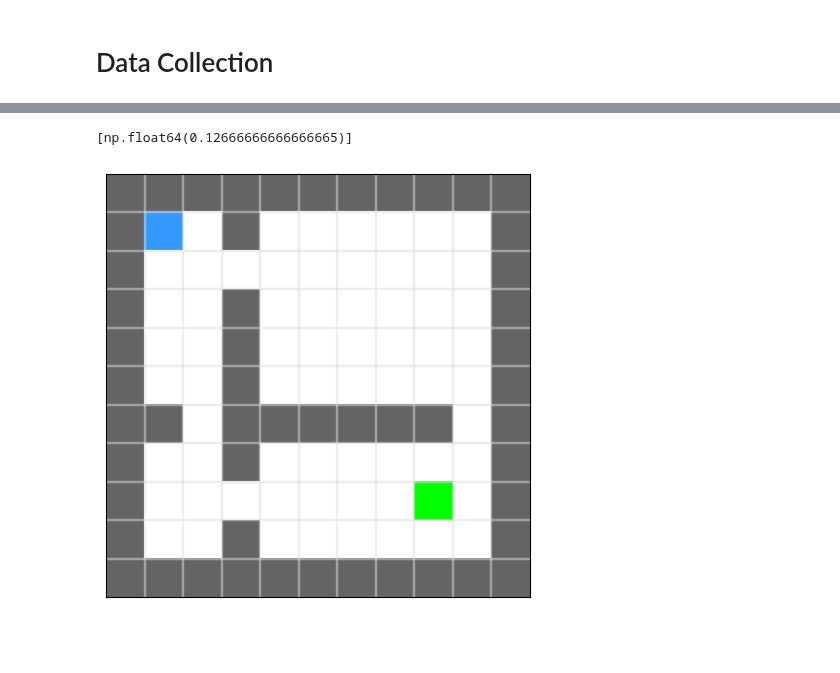
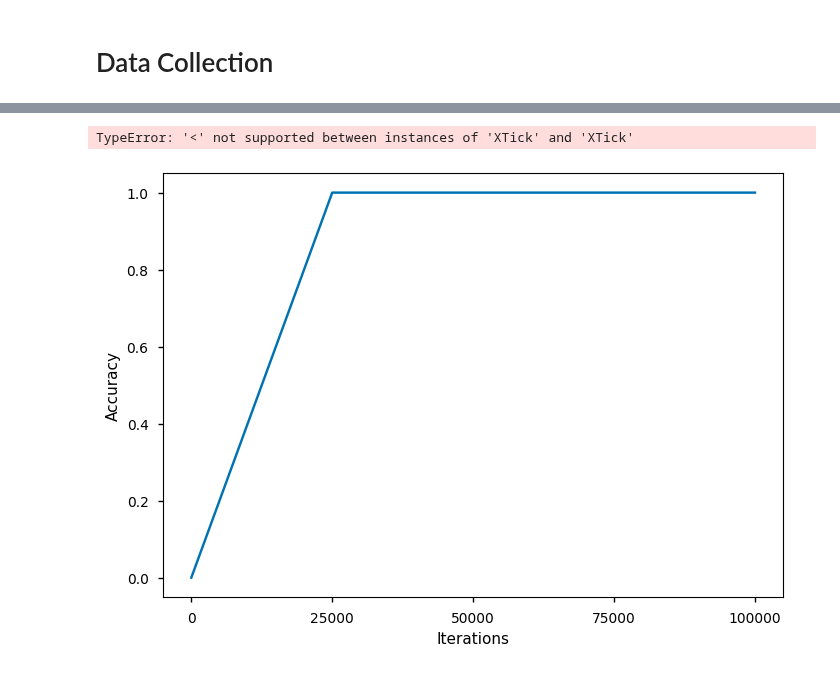
Before and after one commit to skylooop/BeliefConditionedFB, a Jupyter notebook: notebooks/vanilla_fb_4rooms.ipynb, the cells around one changed output, grey strips where cells are left out. Saved outputs shown, nothing was run; the diff lists cells and outputs as text; code cells hidden in the pictures; blank space fills up the shorter version.

```diff
--- a/notebooks/vanilla_fb_4rooms.ipynb
+++ b/notebooks/vanilla_fb_4rooms.ipynb
@@ -344 +332,14 @@ eval_history_test.append(eval_metrics['evaluation/overall_episode.final_reward_o
+# %%
+# Final
+fig, ax = plt.subplots()
+ax.plot(eval_history_train, label='Train')
+ax.set_xlabel("Iterations")
+ax.set_ylabel("Accuracy")
+ax.set_xticks(ax.set_xticks(np.arange(len(np.arange(training_steps, step=25_000))),
+                            labels=np.arange(training_steps, step=25_000)), labels=np.arange(training_steps, step=25_000))
+plt.legend()
+plt.title("Performance of FB on Train layouts across tasks")
+# %% [output]
+TypeError: '<' not supported between instances of 'XTick' and 'XTick'
+[figure, added]
 # %%
@@ -473,12 +458,0 @@ eval_history_test.append(eval_metrics['evaluation/overall_episode.final_reward_o
-# %%
-eval_history_train
-# %% [output]
-[np.float64(0.12666666666666665)]
-# %%
-env = FourRoomsMazeEnv(Maze(seed=321213, maze_type='fourrooms_random_layouts'), max_steps=NUM_TRAIN_STEPS)
-env = EpisodeMonitor(env, filter_regexes=['.*privileged.*', '.*proprio.*'])
-
-observation, info = env.unwrapped.setup_goals(seed=None, task_num=task_id, start_pos=START_POS)
-env.render()
-# %% [output]
-[figure, removed]
```
Also changed, not shown: parts of 14 cells of this notebook, 11 other files.
